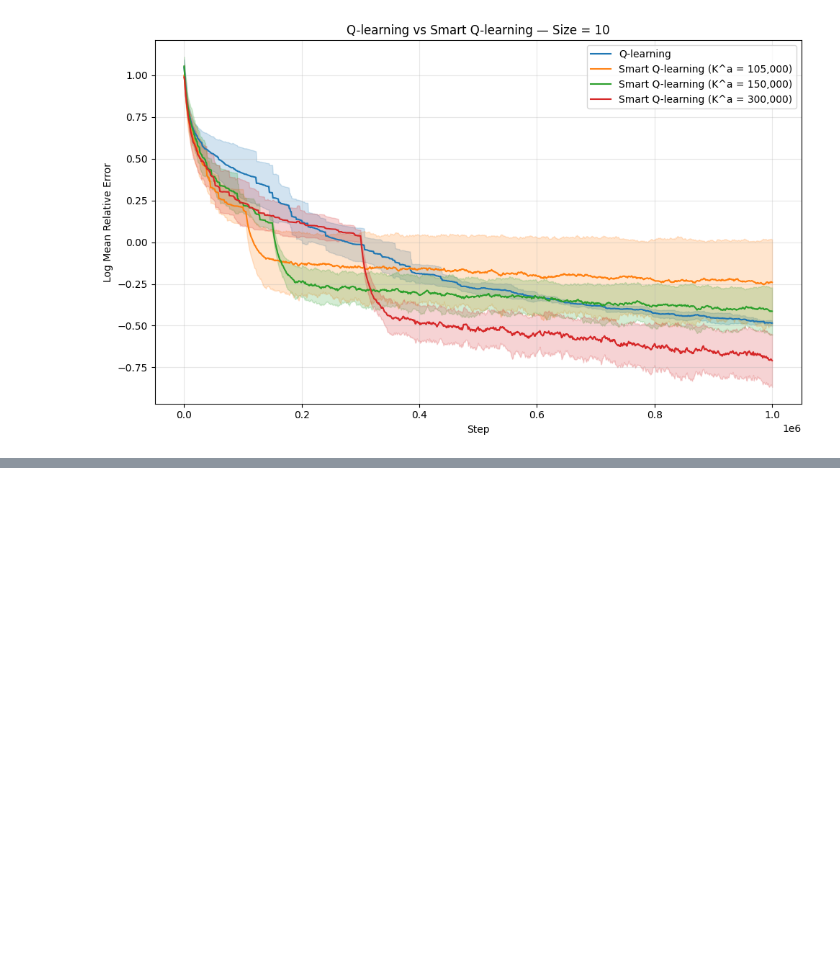
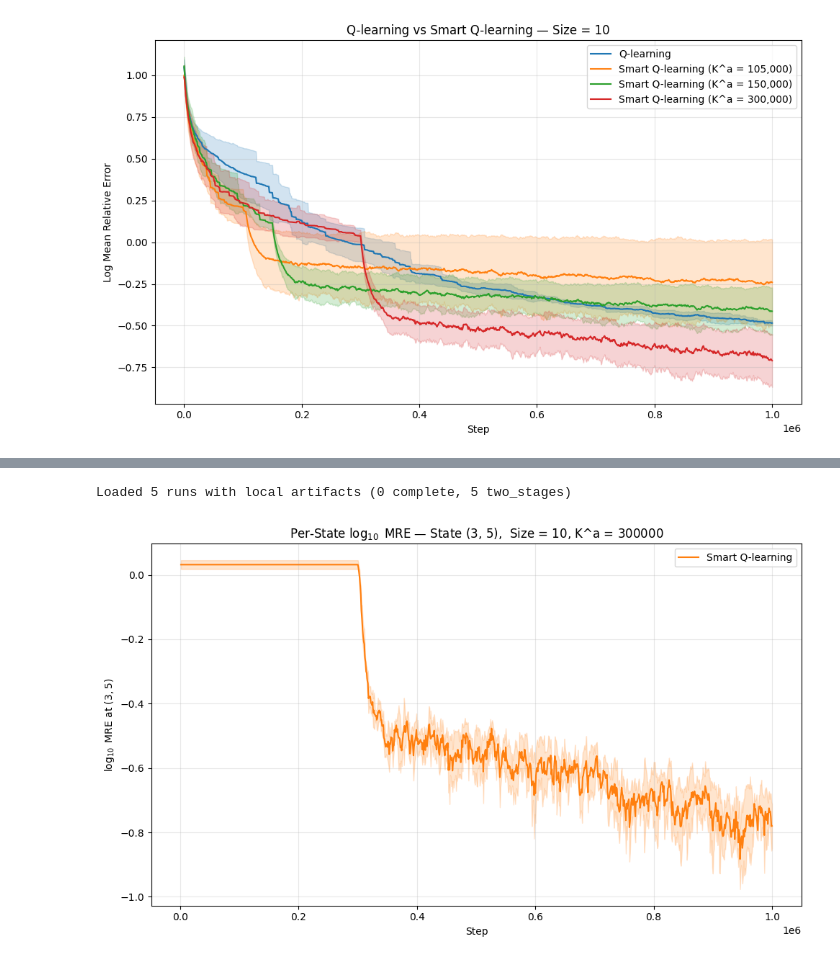
Before and after one commit to ccarballolozano/epidemic-models-rl, a Jupyter notebook: experiments/Compare_Two_Stage_Q_Learning_Performance.ipynb, the cells around one changed output, grey strips where cells are left out. Saved outputs shown, nothing was run; the diff lists cells and outputs as text; code cells hidden in the pictures; blank space fills up the shorter version.

```diff
--- a/experiments/Compare_Two_Stage_Q_Learning_Performance.ipynb
+++ b/experiments/Compare_Two_Stage_Q_Learning_Performance.ipynb
@@ -346,3 +346,8 @@ plot_mean_mre_multi_ka(
 plt.show()
 # %% [output]
 [figure]
+# %%
+runs_size_300000 = runs_size_10[
+        (runs_size_10["tags.learn_mode"] == "two_stages")
+        & (runs_size_10["params.first_stage_steps"] == "300000")
+    ]
@@ -348,0 +375,25 @@ plt.show()
+# %%
+states_errors_last = {}
+for _, row in tqdm(runs_size_300000.iterrows(), total=len(runs_size_300000)):
+    errors = load_run_state_errors(row["run_id"])
+    if errors is not None:
+        states_errors_last[row["run_id"]] = {
+            "learn_mode": row["tags.learn_mode"],
+            "errors": errors,
+        }
+
+n_complete = sum(1 for v in states_errors_last.values() if v["learn_mode"] == "complete")
+n_two_stages = sum(1 for v in states_errors_last.values() if v["learn_mode"] == "two_stages")
+print(
+    f"Loaded {len(states_errors_last)} runs with local artifacts "
+    f"({n_complete} complete, {n_two_stages} two_stages)"
+)
+# %% [output]
+Loaded 5 runs with local artifacts (0 complete, 5 two_stages)
+# %%
+# ── Choose any valid state (m_s + m_i <= size) and run this cell ──
+m_s, m_i = 3, 5
+plot_per_state_error(states_errors_last, m_s, m_i, size_label="Size = 10, K^a = 300000")
+plt.show()
+# %% [output]
+[figure, added]
```
Also changed, not shown: parts of 1 cell of this notebook.
